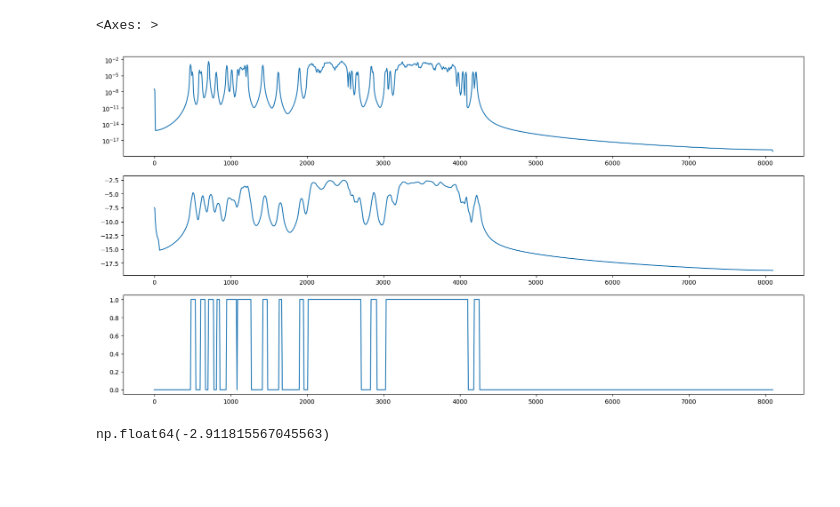
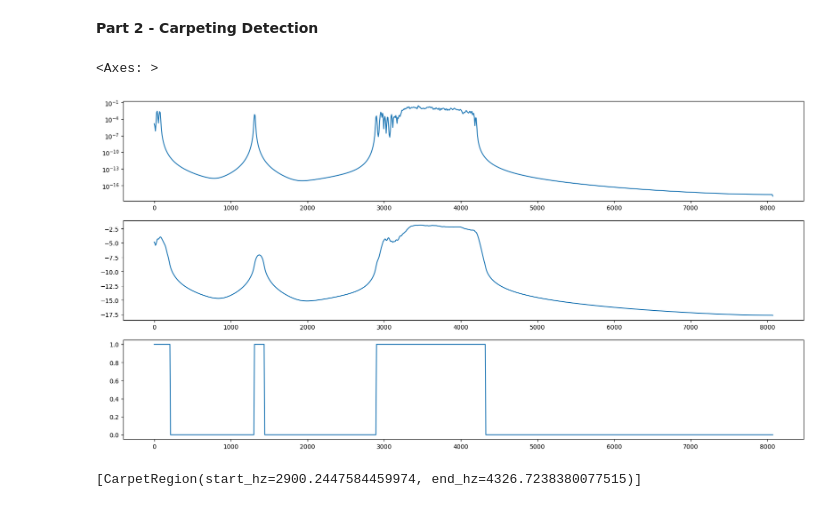
Before and after one commit to pyKuga/TRACTIAN, a Jupyter notebook: part2.ipynb, the cells around one changed output. Drawn from its saved outputs; the diff is of its cells as text; code cells hidden in the pictures; blank space fills up the shorter version.

```diff
--- a/part2.ipynb
+++ b/part2.ipynb
@@ -1,3 +1,5 @@
+# %% [markdown]
+**Part 2 - Carpeting Detection**
 # %%
 import pandas as pd
 import os
@@ -10,3 +12,33 @@ import numpy as np
 
 from pydantic import BaseModel, Field
 from typing import List
+# %%
+path = "./part_2/"
+files = os.listdir(path)
+
+data = pd.read_csv(path+files[10])
+
+fs = data.shape[0] / data["t"].max()          # taxa de amostragem
+f, Pxx = signal.welch(data["data"].to_numpy(), fs=fs, window='hann', nperseg=2048, noverlap=1024, scaling='density')
+
+Pxx = pd.Series(Pxx,index=f)
+
+fig,axs = plt.subplots(3,1,figsize=(20,10))
+w = 16
+
+axs[0].semilogy(f,Pxx)
+
+loggedSignal = Pxx.apply(np.log10)
+
+
+
+smoothedW = loggedSignal.rolling(min_periods=1,window=w).mean()
+smoothedW.plot(ax=axs[1])
+
+overPeaks = loggedSignal.loc[loggedSignal > loggedSignal.mean() + loggedSignal.std()]
+
+carpets = ((smoothedW > (loggedSignal.mean() + loggedSignal.std() - overPeaks.std()))*1)
+carpets.plot(ax=axs[2])
+# %% [output]
+<Axes: >
+[figure, added]
@@ -13,3 +50,7 @@ from typing import List
+# %%
+[CarpetRegion(start_hz=validCarpetsIntervals[i-1],end_hz=validCarpetsIntervals[i]) for i in range(1,len(validCarpetsIntervals),2) if validCarpetsIntervals[i]-validCarpetsIntervals[i-1] > 150]
+# %% [output]
+[CarpetRegion(start_hz=2900.2447584459974, end_hz=4326.7238380077515)]
 # %%
 class CarpetRegion(BaseModel):
     start_hz: float = Field(..., description="Start frequency in Hz")
@@ -37,27 +91,0 @@ class Model:
-# %%
-path = "./part_2/"
-files = os.listdir(path)
-
-data = pd.read_csv(path+files[1])
-
-fs = data.shape[0] / data["t"].max()          # taxa de amostragem
-f, Pxx = signal.welch(data["data"].to_numpy(), fs=fs, window='hann', nperseg=2048, noverlap=1024, scaling='density')
-
-Pxx = pd.Series(Pxx,index=f)
-
-fig,axs = plt.subplots(3,1,figsize=(20,10))
-w = 8
-
-axs[0].semilogy(f,Pxx)
-
-loggedSignal = Pxx.apply(np.log10)
-smoothedW = loggedSignal.rolling(min_periods=1,window=w).mean()
-smoothedW.plot(ax=axs[1])
-((smoothedW > loggedSignal.mean() + 0.75*loggedSignal.std())*1).plot(ax=axs[2])
-# %% [output]
-<Axes: >
-[figure, removed]
-# %%
-loggedSignal.mean() + loggedSignal.std()
-# %% [output]
-np.float64(-2.911815567045563)
```
Also changed, not shown: parts of 12 cells of this notebook.
